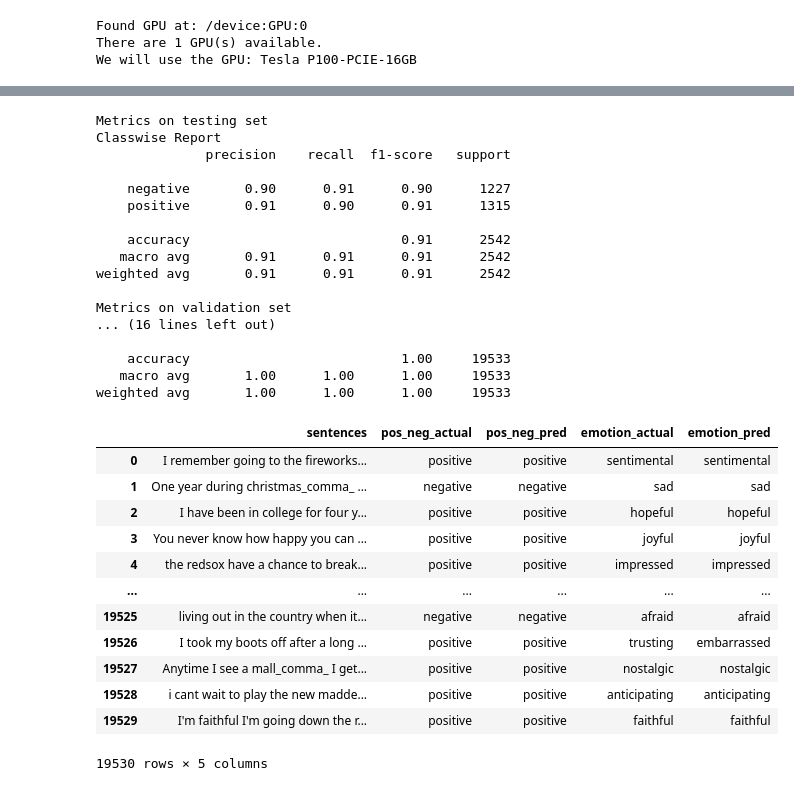
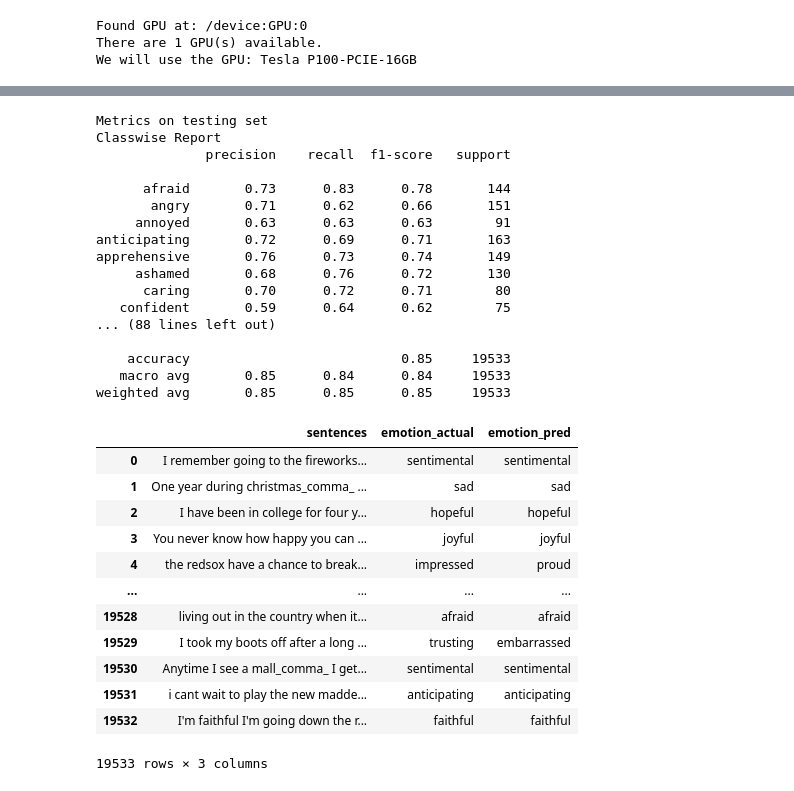
Before and after one commit to omkarpat/EmpatheticDialoguesEmotionDetection, a Jupyter notebook: Model_Evaluation.ipynb, the cells around one changed output, grey strips where cells are left out. Drawn from its saved outputs; the diff is of its cells as text; code cells hidden in the pictures.

```diff
--- a/Model_Evaluation.ipynb
+++ b/Model_Evaluation.ipynb
@@ -73,9 +71,9 @@ Successfully installed sacremoses-0.0.43 sentencepiece-0.1.91 tokenizers-0.8.1rc
  valid_fixed_processed_model3_final.csv
  valid_fixed_processed_model4_final.csv
 # %%
-dataset_name = "model4"
-model_name = "model4"
-model_type = "more_restrictive_collapsed_emotion" #pos_neg | emotion | valence | basic_collapsed_emotion | more_restrictive_collapsed_emotion | less_restrictive_collapsed_emotion
+dataset_name = "model2"
+model_name = "model2"
+model_type = "less_restrictive_collapsed_emotion" #pos_neg | emotion | valence | basic_collapsed_emotion | more_restrictive_collapsed_emotion | less_restrictive_collapsed_emotion
 # %%
 import tensorflow as tf
 
@@ -263,6 +261,7 @@ category2index_less_restrictive_model4 = {
 }
 
 category2index_basic_collapsed_emotion = {
+    "invalid":0,
     "nostalgic":1,
     "sentimental":1,
     "sad":2,
@@ -279,10 +278,10 @@ category2index_basic_collapsed_emotion = {
     "anxious":11,
     "guilty":12,
     "trusting":13,
-    "excited":15,
-    "disgusted":16,
-    "caring":17,
-    "furious":18,
+    "excited":14,
+    "disgusted":15,
+    "caring":16,
+    "furious":17,
     "angry":18,
     "prepared":19,
     "disappointed":20,
@@ -363,7 +362,10 @@ def category2label(category):
 def label2emotion(labels):
   emotion_list = []
   for label in labels:
-    emotion_list.append(index2category[label])
+    try:
+      emotion_list.append(index2category[label])
+    except:
+      print(label)
   return emotion_list
 
 def label2category(labels):
@@ -710,7 +713,7 @@ def metrics(predictions, true_labels):
       confidence_flat = np.append(confidence_flat, np.amax(predictions[i], axis=1).flatten())
       labels_flat = np.append(labels_flat, true_labels[i].flatten())
 
-  if model_type == "emotion":
+  if "emotion" in model_type:
     pred_flat = label2emotion(pred_flat)
     labels_flat = label2emotion(labels_flat)
   else:
@@ -730,50 +733,53 @@ Metrics on testing set
 Classwise Report
               precision    recall  f1-score   support
 
-    negative       0.90      0.91      0.90      1227
-    positive       0.91      0.90      0.91      1315
+      afraid       0.73      0.83      0.78       144
+       angry       0.71      0.62      0.66       151
+     annoyed       0.63      0.63      0.63        91
+anticipating       0.72      0.69      0.71       163
+apprehensive       0.76      0.73      0.74       149
+     ashamed       0.68      0.76      0.72       130
+      caring       0.70      0.72      0.71        80
+   confident       0.59      0.64      0.62        75
+... (88 lines left out)
 
-    accuracy                           0.91      2542
-   macro avg       0.91      0.91      0.91      2542
-weighted avg       0.91      0.91      0.91      2542
-
-Metrics on validation set
-... (16 lines left out)
-
-    accuracy                           1.00     19533
-   macro avg       1.00      1.00      1.00     19533
-weighted avg       1.00      1.00      1.00     19533
+    accuracy                           0.85     19533
+   macro avg       0.85      0.84      0.84     19533
+weighted avg       0.85      0.85      0.85     19533
 # %%
-if model_type == "emotion":
+if "emotion" in model_type:
+  final_train_df = pd.DataFrame(sentences_train, columns=['sentences'])
   final_train_df['emotion_actual'] = pd.DataFrame(labels_flat_train, columns=['emotion_actual'])
   final_train_df['emotion_pred'] = pd.DataFrame(pred_flat_train, columns=['emotion_pred'])
+  final_valid_df = pd.DataFrame(sentences_valid, columns=['sentences'])
   final_valid_df['emotion_actual'] = pd.DataFrame(labels_flat_valid, columns=['emotion_actual'])
   final_valid_df['emotion_pred'] = pd.DataFrame(pred_flat_valid, columns=['emotion_pred'])
+  final_test_df = pd.DataFrame(sentences_test, columns=['sentences'])
   final_test_df['emotion_actual'] = pd.DataFrame(labels_flat_test, columns=['emotion_actual'])
   final_test_df['emotion_pred'] = pd.DataFrame(pred_flat_test, columns=['emotion_pred'])
 else:
   final_train_df = pd.DataFrame(sentences_train, columns=['sentences'])
   final_train_df['pos_neg_actual'] = pd.DataFrame(labels_flat_train, columns=['pos_neg_actual'])
   final_train_df['pos_neg_pred'] = pd.DataFrame(pred_flat_train, columns=['pos_neg_pred'])
   final_valid_df = pd.DataFrame(sentences_valid, columns=['sentences'])
   final_valid_df['pos_neg_actual'] = pd.DataFrame(labels_flat_valid, columns=['pos_neg_actual'])
   final_valid_df['pos_neg_pred'] = pd.DataFrame(pred_flat_valid, columns=['pos_neg_pred'])
   final_test_df = pd.DataFrame(sentences_test, columns=['sentences'])
   final_test_df['pos_neg_actual'] = pd.DataFrame(labels_flat_test, columns=['pos_neg_actual'])
   final_test_df['pos_neg_pred'] = pd.DataFrame(pred_flat_test, columns=['pos_neg_pred'])
 final_train_df
 # %% [output]
-|  | sentences | pos_neg_actual | pos_neg_pred | emotion_actual | emotion_pred |
-| 0 | I remember going to the fireworks... | positive | positive | sentimental | sentimental |
-| 1 | One year during christmas_comma_ ... | negative | negative | sad | sad |
-| 2 | I have been in college for four y... | positive | positive | hopeful | hopeful |
-| 3 | You never know how happy you can ... | positive | positive | joyful | joyful |
-| 4 | the redsox have a chance to break... | positive | positive | impressed | impressed |
-| ... | ... | ... | ... | ... | ... |
-| 19525 | living out in the country when it... | negative | negative | afraid | afraid |
-| 19526 | I took my boots off after a long ... | positive | positive | trusting | embarrassed |
-| 19527 | Anytime I see a mall_comma_ I get... | positive | positive | nostalgic | nostalgic |
-| 19528 | i cant wait to play the new madde... | positive | positive | anticipating | anticipating |
-| 19529 | I'm faithful I'm going down the r... | positive | positive | faithful | faithful |
+|  | sentences | emotion_actual | emotion_pred |
+| 0 | I remember going to the fireworks... | sentimental | sentimental |
+| 1 | One year during christmas_comma_ ... | sad | sad |
+| 2 | I have been in college for four y... | hopeful | hopeful |
+| 3 | You never know how happy you can ... | joyful | joyful |
+| 4 | the redsox have a chance to break... | impressed | proud |
+| ... | ... | ... | ... |
+| 19528 | living out in the country when it... | afraid | afraid |
+| 19529 | I took my boots off after a long ... | trusting | embarrassed |
+| 19530 | Anytime I see a mall_comma_ I get... | sentimental | sentimental |
+| 19531 | i cant wait to play the new madde... | anticipating | anticipating |
+| 19532 | I'm faithful I'm going down the r... | faithful | faithful |
-19530 rows × 5 columns
+19533 rows × 3 columns
 # %%
```
Also changed, not shown: parts of 12 cells of this notebook.
